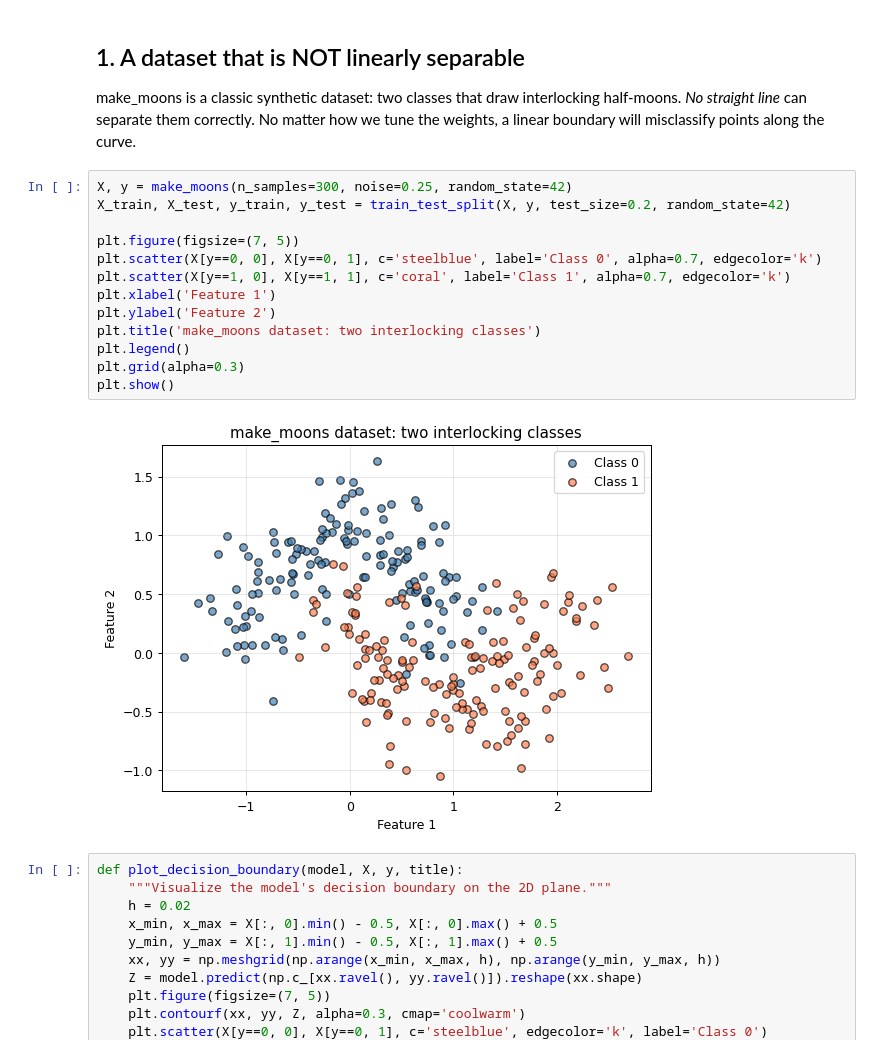
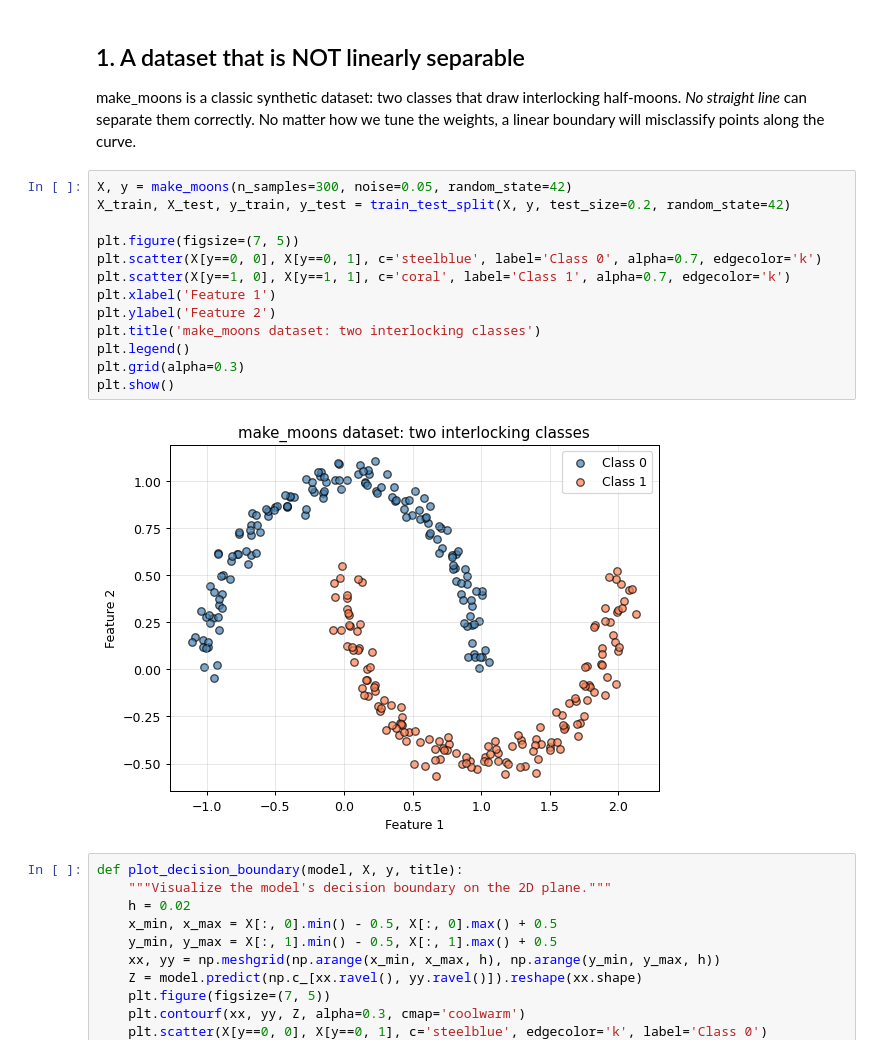
Before and after one commit to danielbazx/Machine-Learning-6-SIN-A-Mar-Jul-2026, a Jupyter notebook: trees.ipynb, the cells around one changed output. Cells and saved outputs as stored; diff of their text form.

```diff
--- a/trees.ipynb
+++ b/trees.ipynb
@@ -18,20 +18,20 @@ plt.rcParams['figure.dpi'] = 90
 
 make_moons is a classic synthetic dataset: two classes that draw interlocking half-moons. *No straight line* can separate them correctly. No matter how we tune the weights, a linear boundary will misclassify points along the curve.
 # %%
-X, y = make_moons(n_samples=300, noise=0.25, random_state=42)
+X, y = make_moons(n_samples=300, noise=0.05, random_state=42)
 X_train, X_test, y_train, y_test = train_test_split(X, y, test_size=0.2, random_state=42)
 
 plt.figure(figsize=(7, 5))
 plt.scatter(X[y==0, 0], X[y==0, 1], c='steelblue', label='Class 0', alpha=0.7, edgecolor='k')
 plt.scatter(X[y==1, 0], X[y==1, 1], c='coral', label='Class 1', alpha=0.7, edgecolor='k')
 plt.xlabel('Feature 1')
 plt.ylabel('Feature 2')
 plt.title('make_moons dataset: two interlocking classes')
 plt.legend()
 plt.grid(alpha=0.3)
 plt.show()
 # %% [output]
-[figure, old version]
+[figure, new version]
 # %%
 def plot_decision_boundary(model, X, y, title):
     """Visualize the model's decision boundary on the 2D plane."""
```
